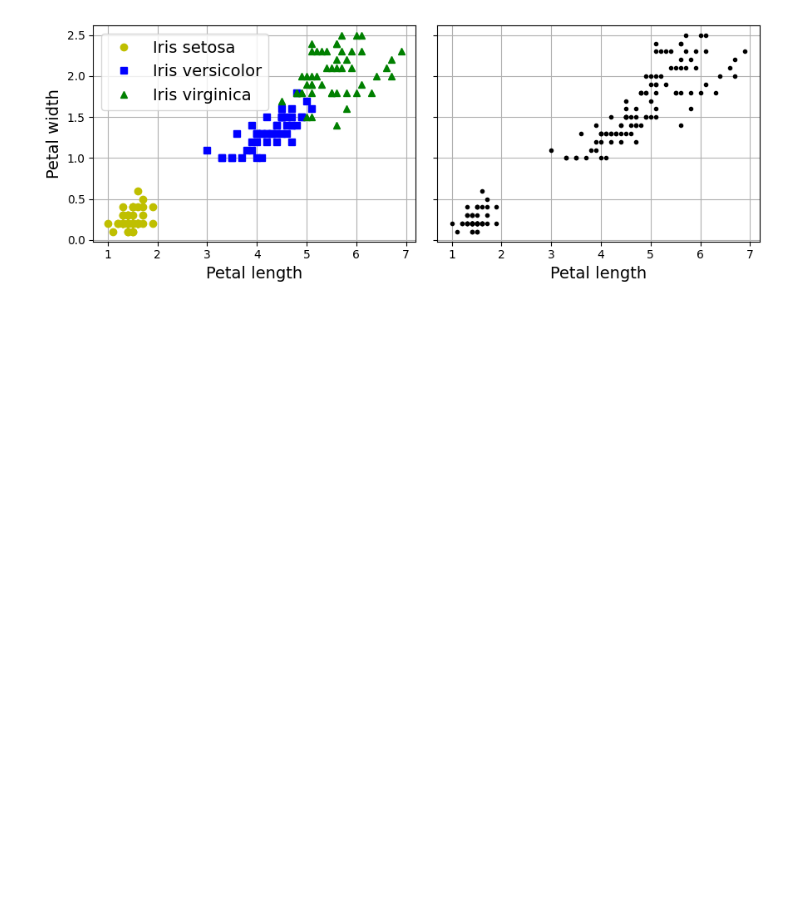
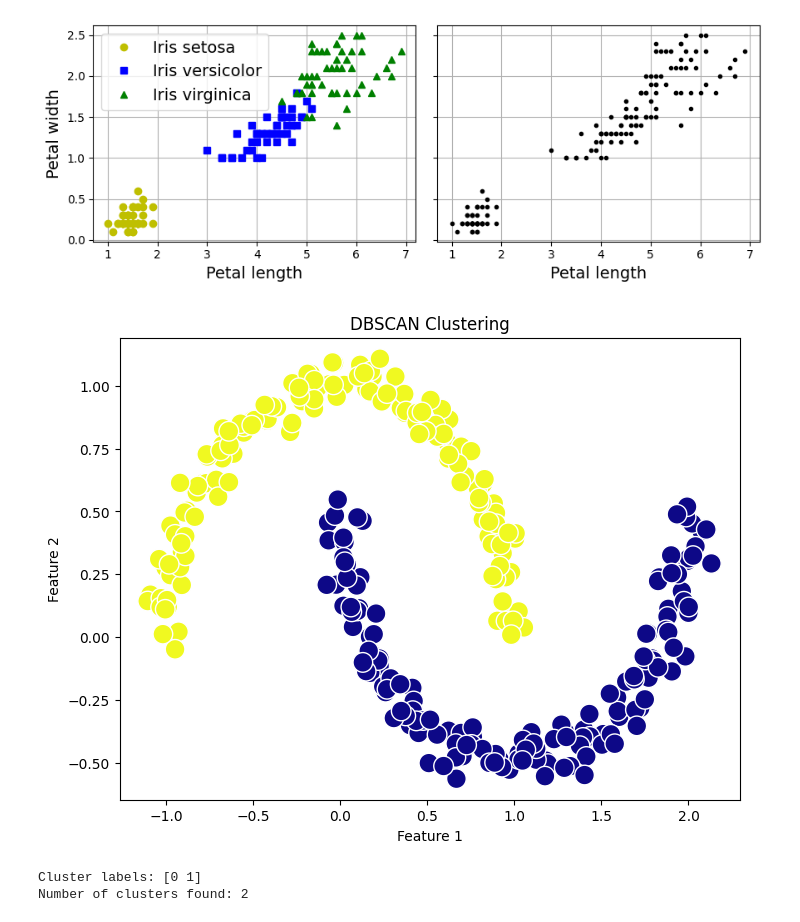
Before and after one commit to guneetnagia/LearnML, a Jupyter notebook: clustering.ipynb, the cells around one changed output. Drawn from its saved outputs; the diff is of its cells as text; code cells hidden in the pictures; blank space fills up the shorter version.

Commit message:
dbscan

```diff
--- a/clustering.ipynb
+++ b/clustering.ipynb
@@ -50,3 +50,39 @@ save_fig("classification_vs_clustering_plot")
 plt.show()
 # %% [output]
 [figure]
+# %%
+import numpy as np
+import matplotlib.pyplot as plt
+from sklearn.datasets import make_moons
+from sklearn.cluster import DBSCAN
+
+# 1. Generate dataset (two interleaving half circles)
+X, _ = make_moons(n_samples=300, noise=0.05, random_state=42)
+
+# 2. Apply DBSCAN
+dbscan = DBSCAN(eps=0.2, min_samples=5)   # ε = 0.2, min_samples = 5
+y_pred = dbscan.fit_predict(X)
+
+# 3. Plot clusters
+plt.figure(figsize=(8, 6))
+plt.scatter(X[:, 0], X[:, 1], c=y_pred, cmap="plasma", s=50, edgecolors="k")
+
+# Mark core samples (white edge)
+core_samples_mask = np.zeros_like(y_pred, dtype=bool)
+core_samples_mask[dbscan.core_sample_indices_] = True
+plt.scatter(X[core_samples_mask, 0], X[core_samples_mask, 1],
+            c=y_pred[core_samples_mask], cmap="plasma",
+            s=200, marker="o", edgecolors="white", linewidths=1)
+
+plt.title("DBSCAN Clustering")
+plt.xlabel("Feature 1")
+plt.ylabel("Feature 2")
+plt.show()
+
+# 4. Inspect clusters
+print("Cluster labels:", np.unique(y_pred))   # -1 means noise
+print("Number of clusters found:", len(set(y_pred)) - (1 if -1 in y_pred else 0))
+# %% [output]
+[figure, added]
+Cluster labels: [0 1]
+Number of clusters found: 2
```
